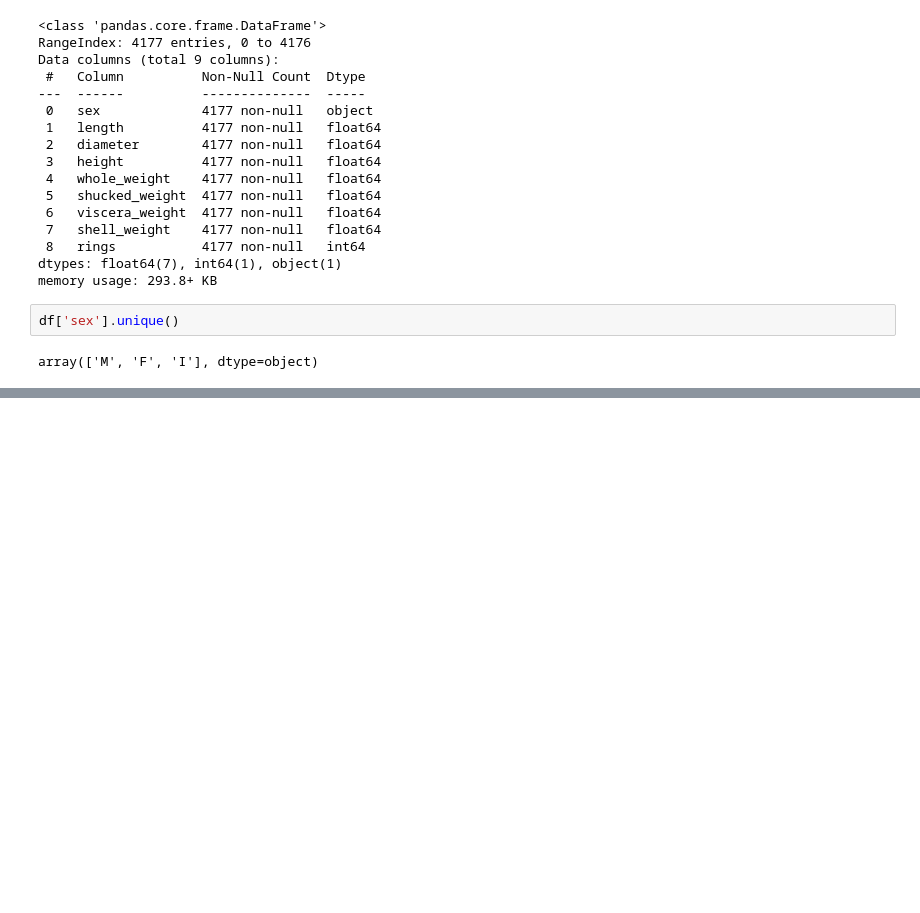
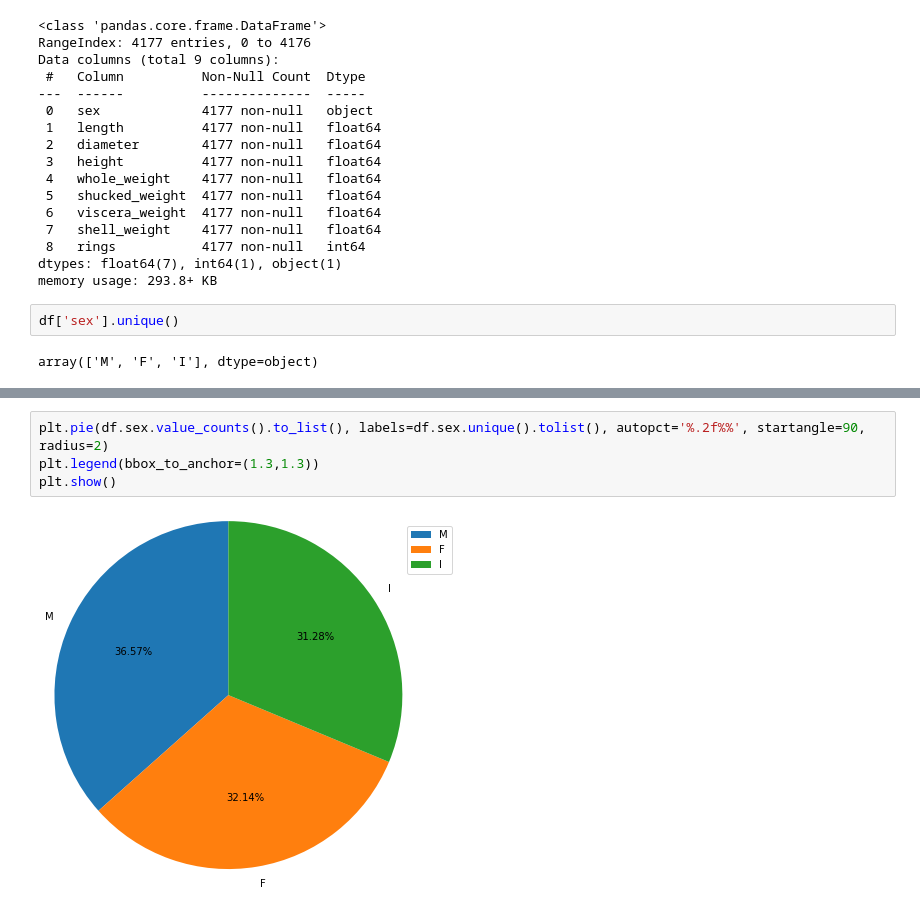
Before and after one commit to Phyvoz/DS_project, a Jupyter notebook: project.ipynb, the cells around one changed output, grey strips where cells are left out. Saved outputs shown, nothing was run; the diff lists cells and outputs as text; blank space fills up the shorter version.

```diff
--- a/project.ipynb
+++ b/project.ipynb
@@ -51,0 +112,6 @@ array(['M', 'F', 'I'], dtype=object)
+# %%
+plt.pie(df.sex.value_counts().to_list(), labels=df.sex.unique().tolist(), autopct='%.2f%%', startangle=90, radius=2)
+plt.legend(bbox_to_anchor=(1.3,1.3))
+plt.show()
+# %% [output]
+[figure, added]
```
Also changed, not shown: parts of 12 cells of this notebook.
